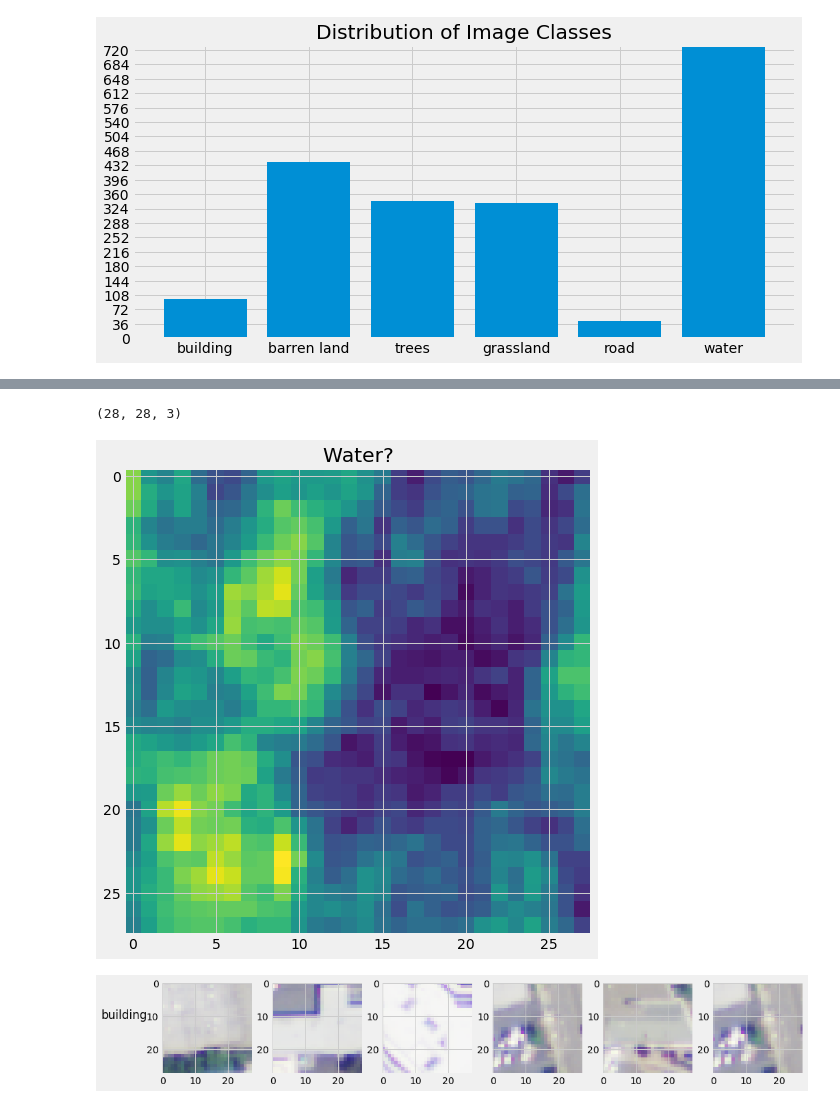
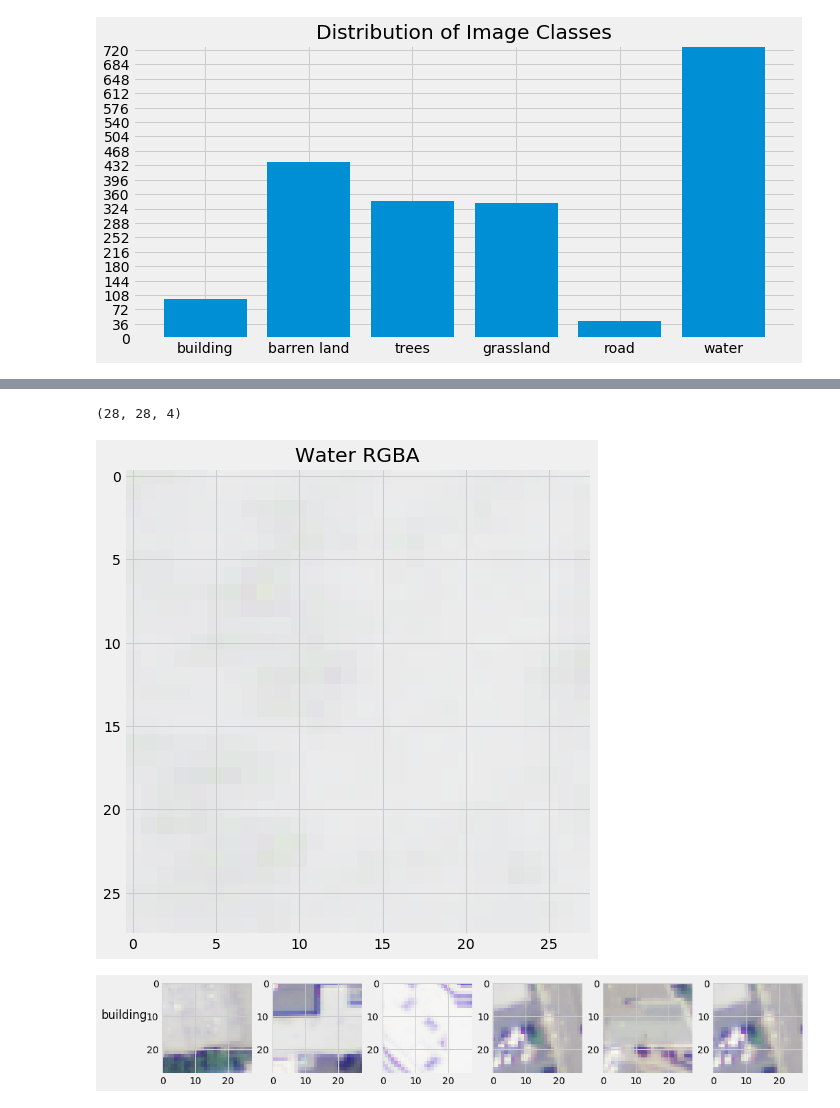
Before and after one commit to Laszarus/capstone_2, a Jupyter notebook: notebooks/capstone_2_local_eda.ipynb, the cells around one changed output, grey strips where cells are left out. Drawn from its saved outputs; the diff is of its cells as text; code cells hidden in the pictures.

```diff
--- a/notebooks/capstone_2_local_eda.ipynb
+++ b/notebooks/capstone_2_local_eda.ipynb
@@ -296,19 +296,20 @@ r = image.copy()
 r[:, :, 0] = 0
 r[:, :, 1] = 0
 # %%
-water = io.imread('../data/x_train_play/5_water/water4.png')
-w0 = water[:,:,0]
-w1 = water[:,:,1]
-w2 = water[:,:,2]
+road = io.imread('../data/x_train_play/5_water/water4.png')
+r0 = road[:,:,0]
+r1 = road[:,:,1]
+r2 = road[:,:,2]
+r3 = road[:,:,3]
 
 
 fig, ax = plt.subplots(1,1,figsize=(8,8))
-ax.set_title('Water?')
-ax.imshow(w2)
-water.shape
+ax.set_title('Water RGBA')
+ax.imshow(road)
+road.shape
 # %% [output]
-(28, 28, 3)
+(28, 28, 4)
-[figure, old version]
+[figure, new version]
 # %%
 cols = [0, 1, 2, 3, 4, 5]
 folder = 'x_train_play'
```
Also changed, not shown: parts of 1 cell of this notebook, 13 other files.
